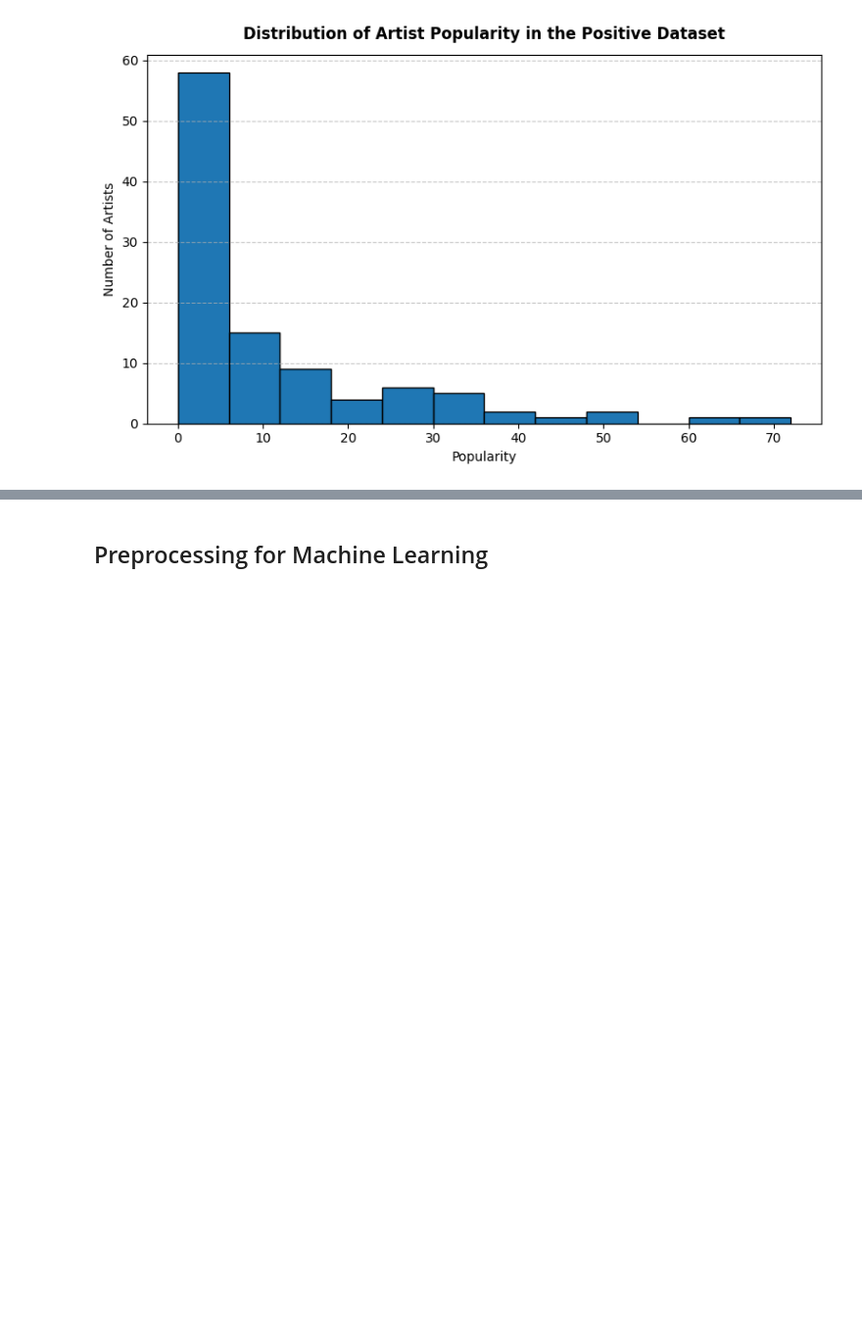
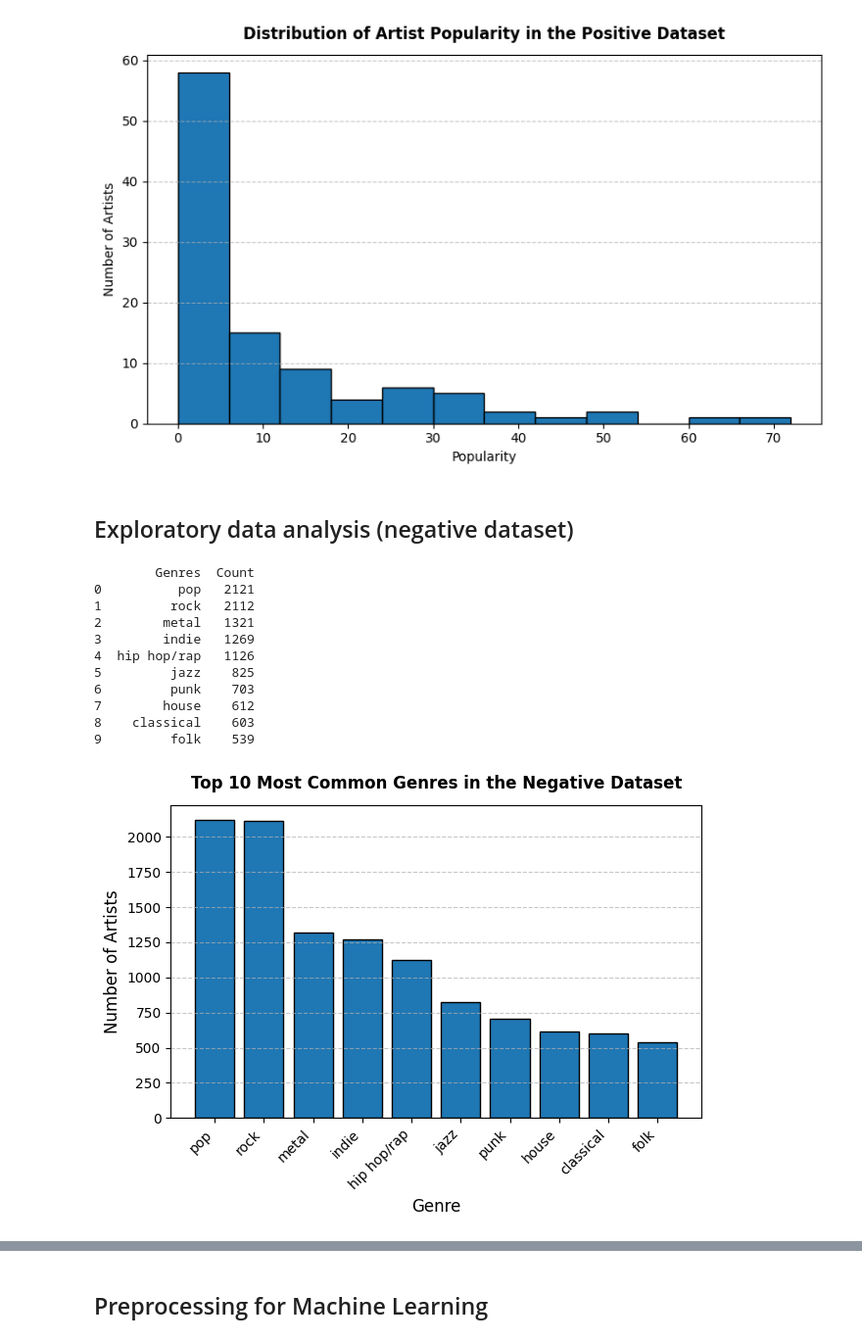
Before and after one commit to streamageddon/streamageddon.github.io, a Jupyter notebook: streamageddon.ipynb, the cells around one changed output, grey strips where cells are left out. Shown at 98% size. Cells and saved outputs as stored; diff of their text form; code cells hidden in the pictures; blank space fills up the shorter version.

Commit message:
Add genre generalization and more EDA

```diff
--- a/streamageddon.ipynb
+++ b/streamageddon.ipynb
@@ -181,3 +222,40 @@ plt.grid(axis="y", linestyle="--", alpha=0.7)
 plt.show()
 # %% [output]
 [figure]
+# %% [markdown]
+## Exploratory data analysis (negative dataset)
+# %%
+flat_genres = df_negative.explode("Genres")
+
+unique, counts = np.unique(flat_genres["Genres"], return_counts=True)
+
+genres_dict = {}
+for i in range(len(unique)):
+    genres_dict[unique[i]] = counts[i]
+
+topten_neg = sorted(genres_dict, key=genres_dict.get, reverse=True)[:10]
+counts2 = np.asarray(sorted(counts, reverse=True)[:10])
+topten_df_neg = pd.DataFrame({"Genres": topten_neg, "Count": counts2.astype(int)})
+print(topten_df_neg)
+
+plt.bar(topten_df_neg["Genres"], topten_df_neg["Count"], edgecolor="black")
+plt.xlabel("Genre", fontsize=12)
+plt.ylabel("Number of Artists", fontsize=12)
+plt.xticks(rotation=45, horizontalalignment="right", fontsize=10)
+plt.yticks(fontsize=10)
+plt.title("Top 10 Most Common Genres in the Negative Dataset", fontsize=12, weight="bold", pad=12)
+plt.grid(axis="y", linestyle="--", alpha=0.7)
+plt.tight_layout()
+# %% [output]
+        Genres  Count
+0          pop   2121
+1         rock   2112
+2        metal   1321
+3        indie   1269
+4  hip hop/rap   1126
+5         jazz    825
+6         punk    703
+7        house    612
+8    classical    603
+9         folk    539
+[figure, added]
```
Also changed, not shown: parts of 8 cells of this notebook.
